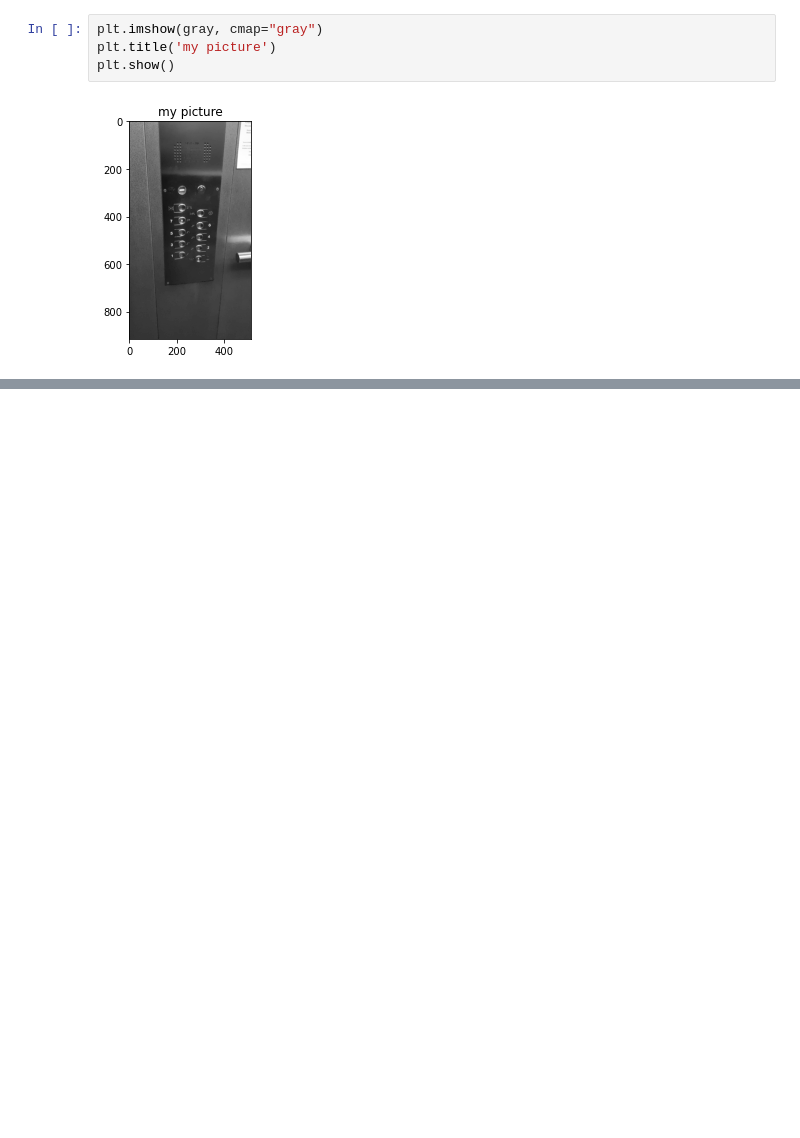
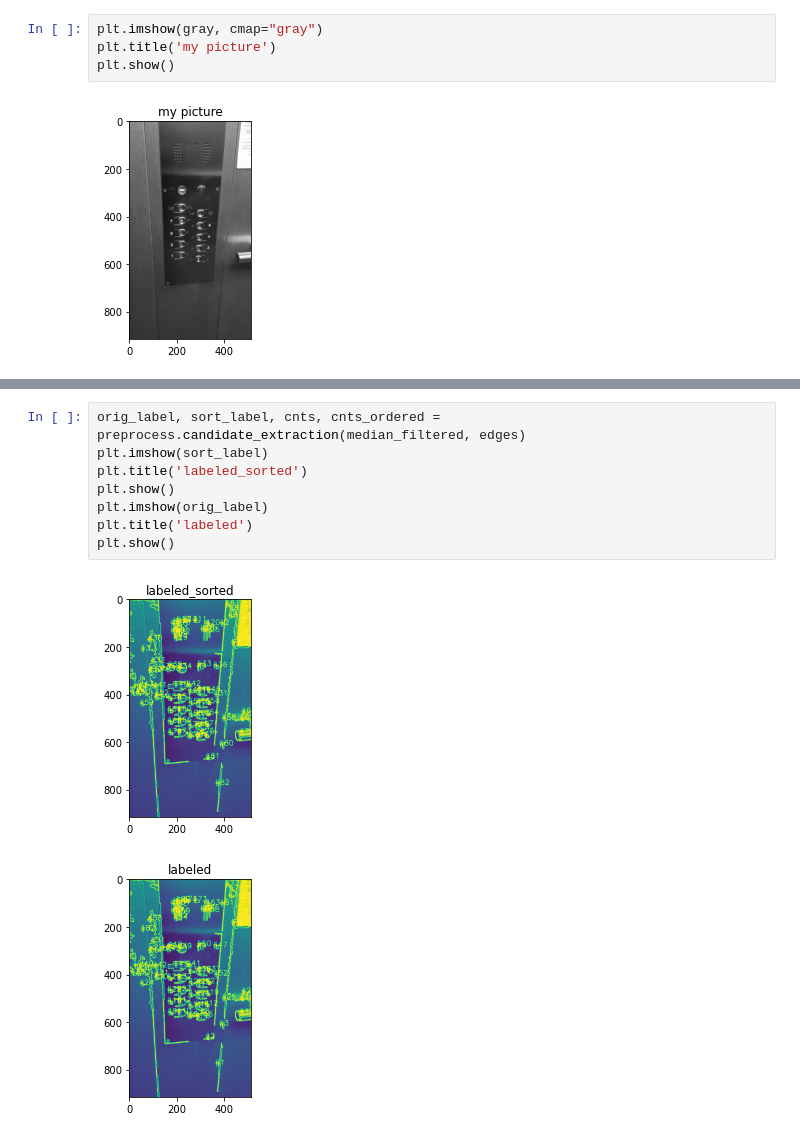
Before and after one commit to Hijtec/breach_rides_elevator, a Jupyter notebook: main/opencv/prepro_notebook.ipynb, the cells around one changed output, grey strips where cells are left out. Cells and saved outputs as stored; diff of their text form; blank space fills up the shorter version.

```diff
--- a/main/opencv/prepro_notebook.ipynb
+++ b/main/opencv/prepro_notebook.ipynb
@@ -16,0 +33,11 @@ plt.show()
+# %%
+orig_label, sort_label, cnts, cnts_ordered = preprocess.candidate_extraction(median_filtered, edges)
+plt.imshow(sort_label)
+plt.title('labeled_sorted')
+plt.show()
+plt.imshow(orig_label)
+plt.title('labeled')
+plt.show()
+# %% [output]
+[figure, added]
+[figure, added]
```
Also changed, not shown: parts of 5 cells of this notebook, 7 other files.
